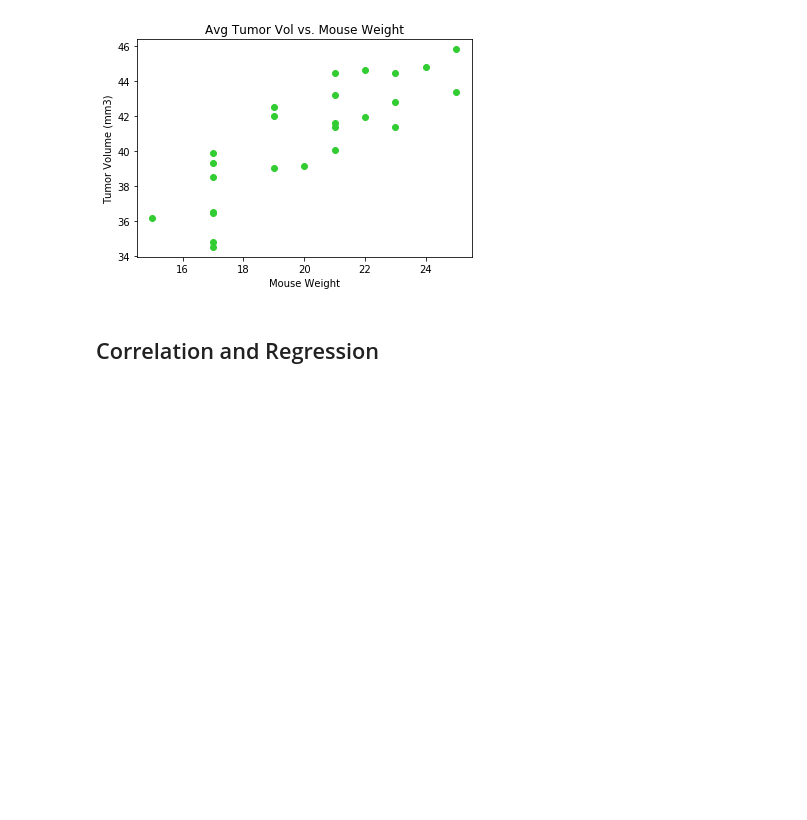
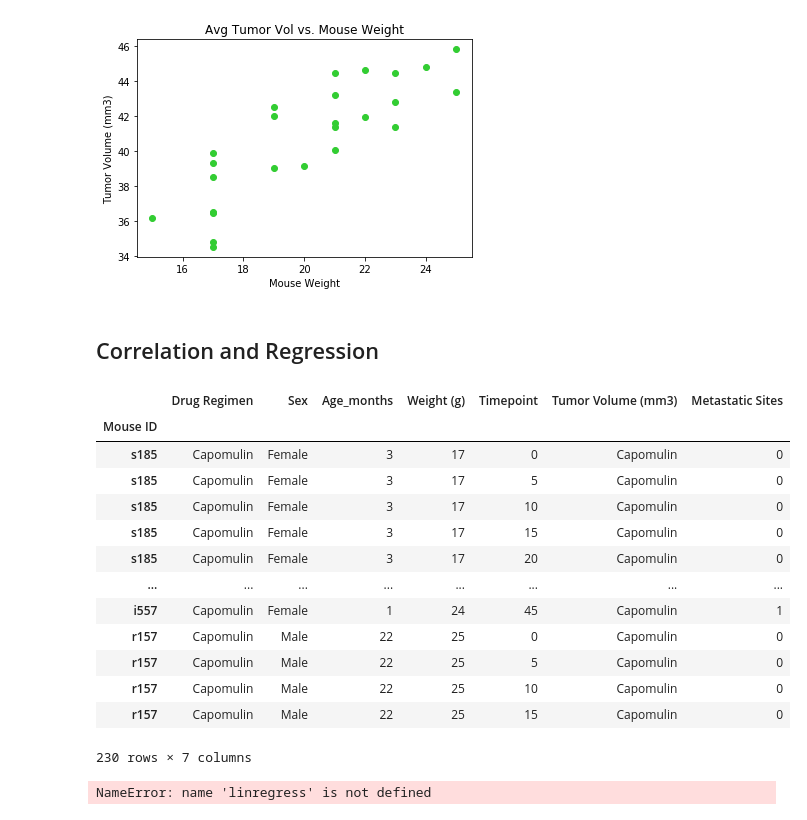
Before and after one commit to michelleherman13/matplotlib-challenge, a Jupyter notebook: Pymaceuticals/Pymaceuticals.ipynb, the cells around one changed output. Saved outputs shown, nothing was run; the diff lists cells and outputs as text; code cells hidden in the pictures; blank space fills up the shorter version.

```diff
--- a/Pymaceuticals/Pymaceuticals.ipynb
+++ b/Pymaceuticals/Pymaceuticals.ipynb
@@ -274,3 +287,38 @@ plt.show()
 # %%
 # Calculate the correlation coefficient and linear regression model
 # for mouse weight and average tumor volume for the Capomulin regimen
+correlation_mouse=pd.DataFrame(cap_mouse)
+data=pd.DataFrame(cap_mouse)
+data["Tumor Volume (mm3)"] = correlation_mouse
+correlation_mouse
+# %% [output]
+|  | Drug Regimen | Sex | Age_months | Weight (g) | Timepoint | Tumor Volume (mm3) | Metastatic Sites |
+| Mouse ID |  |  |  |  |  |  |  |
+| s185 | Capomulin | Female | 3 | 17 | 0 | Capomulin | 0 |
+| s185 | Capomulin | Female | 3 | 17 | 5 | Capomulin | 0 |
+| s185 | Capomulin | Female | 3 | 17 | 10 | Capomulin | 0 |
+| s185 | Capomulin | Female | 3 | 17 | 15 | Capomulin | 0 |
+| s185 | Capomulin | Female | 3 | 17 | 20 | Capomulin | 0 |
+| ... | ... | ... | ... | ... | ... | ... | ... |
+| i557 | Capomulin | Female | 1 | 24 | 45 | Capomulin | 1 |
+| r157 | Capomulin | Male | 22 | 25 | 0 | Capomulin | 0 |
+| r157 | Capomulin | Male | 22 | 25 | 5 | Capomulin | 0 |
+| r157 | Capomulin | Male | 22 | 25 | 10 | Capomulin | 0 |
+| r157 | Capomulin | Male | 22 | 25 | 15 | Capomulin | 0 |
+230 rows × 7 columns
+# %%
+x_values = data["Weight (g)"]
+y_values = data["Tumor Volume (mm3)"]
+(slope, intercept,rvalue, pvalue, stderr)= linregress(avg_capm_vol["Weight (g)"],avg_capm_vol["Tumor Volume (mm3)"])
+regress_values=avg_capm_vol["Weight (g)"]* slope + intercept
+line_eq= f"y = {round(slope, 2)} x + {round(intercept, 2)}"
+
+plt.scatter(x_values,y_values)
+plt.plot(x_values,regress_values,"r-")
+plt.annotate(line_eq,(0,50),fontsize=15,color="pink")
+plt.xlabel("Mouse Weight")
+plt.ylabel("Tum Vol After Drug Regimen")
+print(f"The r-squared is: {rvalue**2}")
+plt.show()
+# %% [output]
+NameError: name 'linregress' is not defined
```
Also changed, not shown: parts of 5 cells of this notebook.
